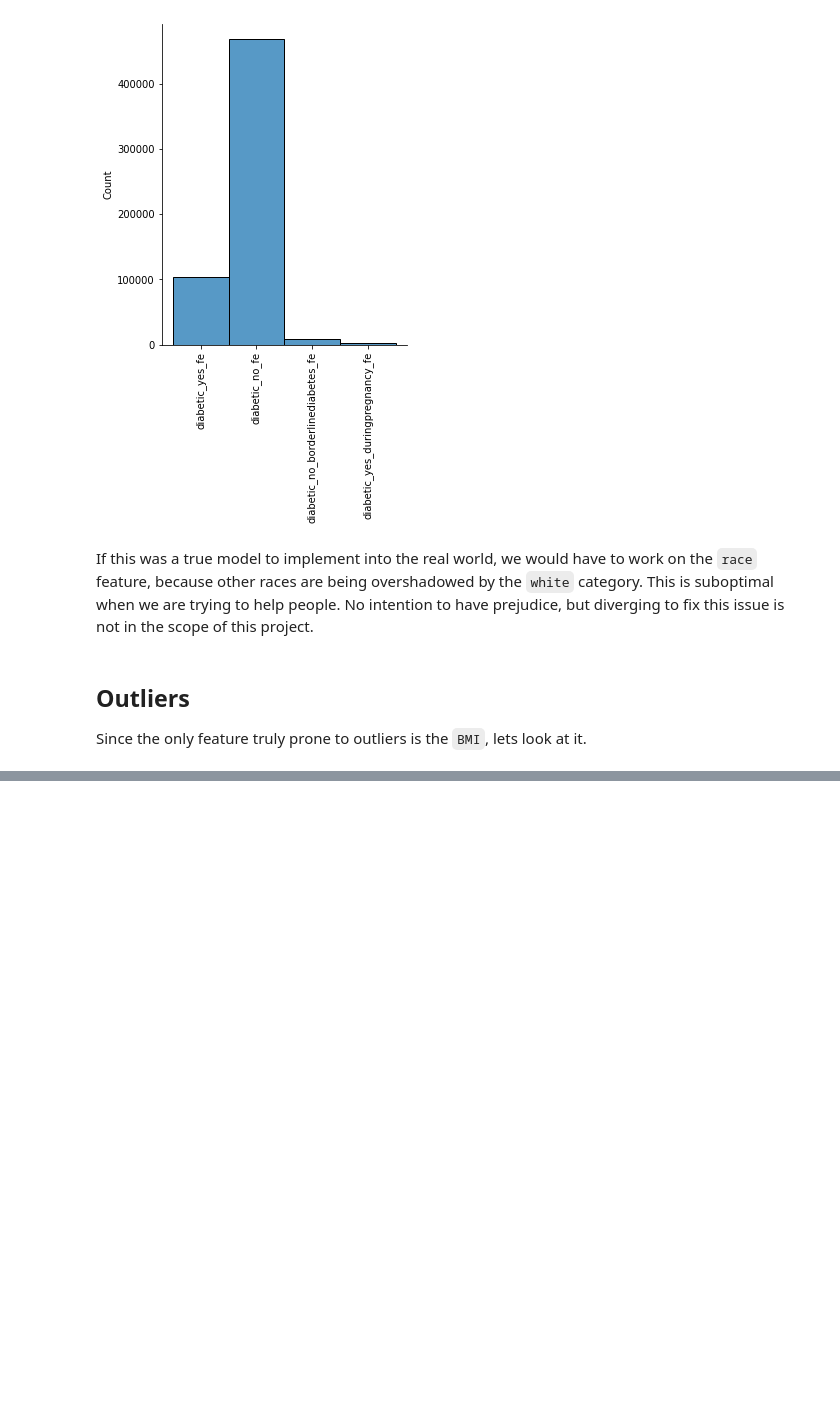
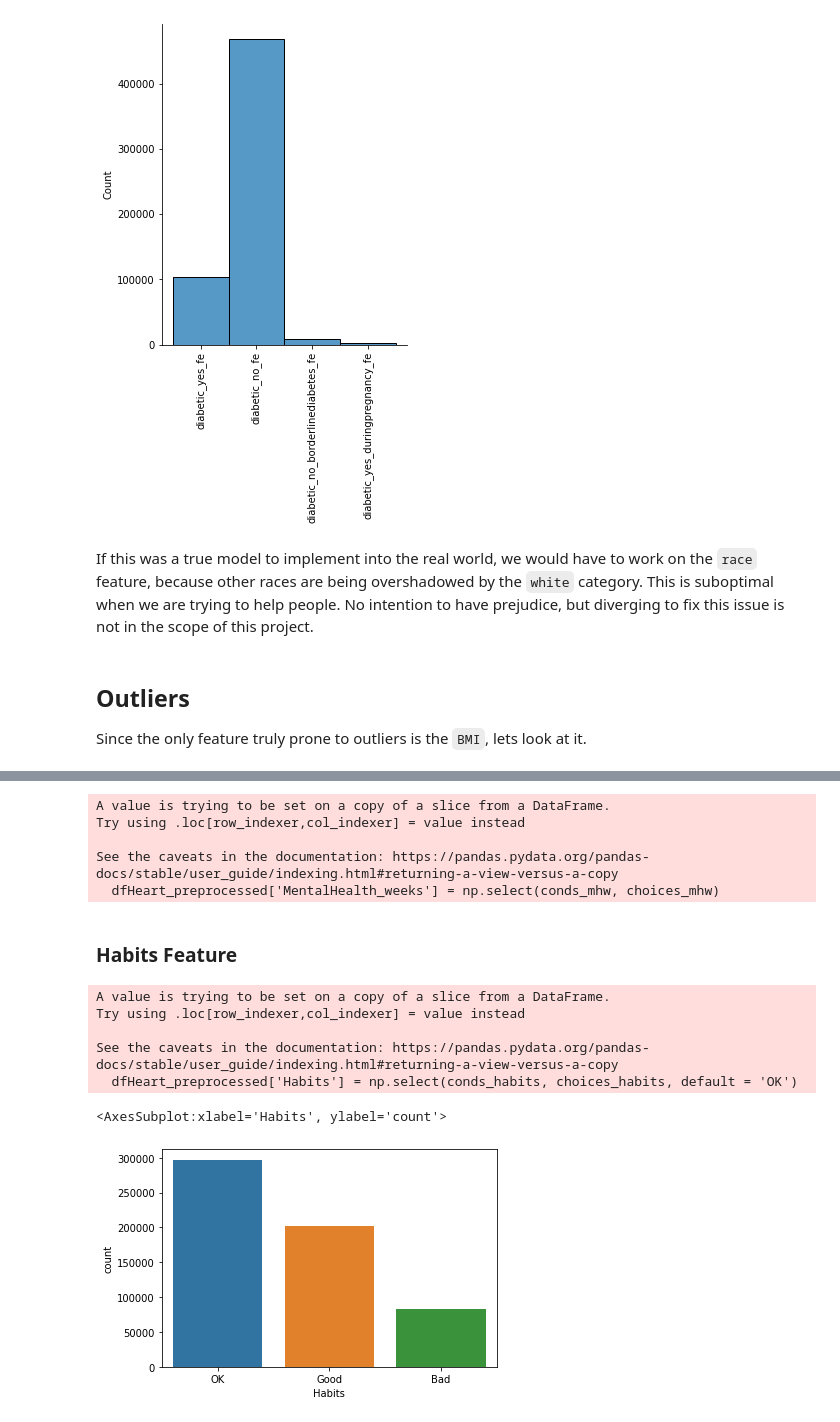
Before and after one commit to Portugapt/AAA-Explainability, a Jupyter notebook: source/2_preparation/2_heart_processing.ipynb, the cells around one changed output, grey strips where cells are left out. Drawn from its saved outputs; the diff is of its cells as text; code cells hidden in the pictures; blank space fills up the shorter version.

```diff
--- a/source/2_preparation/2_heart_processing.ipynb
+++ b/source/2_preparation/2_heart_processing.ipynb
@@ -282,0 +335,2 @@ Since the only feature truly prone to outliers is the `BMI`, lets look at it.
+# %%
+dfHeart_preprocessed['BMI_scaled'] = bmi_scaler_fit.transform(dfHeart_preprocessed['BMI'].values.reshape(-1, 1))
@@ -282,0 +371,57 @@ Since the only feature truly prone to outliers is the `BMI`, lets look at it.
+# %%
+logging.info(f'MENTAL HEALTH TO WEEKS')
+# Mental Health
+conds_mhw = [
+    dfHeart_preprocessed['MentalHealth'] == 0,
+    (dfHeart_preprocessed['MentalHealth'] > 0) & (dfHeart_preprocessed['MentalHealth'] <= 8), # 1 week
+    (dfHeart_preprocessed['MentalHealth'] > 8) & (dfHeart_preprocessed['MentalHealth'] <= 15), # 2 weeks
+    (dfHeart_preprocessed['MentalHealth'] > 15) & (dfHeart_preprocessed['MentalHealth'] <= 22), # 3 weeks
+    (dfHeart_preprocessed['MentalHealth'] > 22), # 4 weeks or more
+]
+
+choices_mhw = [
+    0,
+    1,
+    2,
+    3,
+    4,
+]
+
+dfHeart_preprocessed['MentalHealth_weeks'] = np.select(conds_mhw, choices_mhw)
+# %% [output]
+A value is trying to be set on a copy of a slice from a DataFrame.
+Try using .loc[row_indexer,col_indexer] = value instead
+
+See the caveats in the documentation: https://pandas.pydata.org/pandas-docs/stable/user_guide/indexing.html#returning-a-view-versus-a-copy
+  dfHeart_preprocessed['MentalHealth_weeks'] = np.select(conds_mhw, choices_mhw)
+# %% [markdown]
+### Habits Feature
+# %%
+logging.info(f'CREATE HABITS FEATURE')
+# Group Smoking, Alcohol Drinking and Physical Activity into a "Bad Habits" feature.
+conds_habits = [
+    (dfHeart_preprocessed['Smoking'] == True) & (dfHeart_preprocessed['AlcoholDrinking'] == True) & (dfHeart_preprocessed['PhysicalActivity'] == False),
+    (dfHeart_preprocessed['Smoking'] == False) & (dfHeart_preprocessed['AlcoholDrinking'] == False) & (dfHeart_preprocessed['PhysicalActivity'] == True),
+    (dfHeart_preprocessed['Smoking'] == True) & (dfHeart_preprocessed['PhysicalActivity'] == False),
+    (dfHeart_preprocessed['AlcoholDrinking'] == True) & (dfHeart_preprocessed['PhysicalActivity'] == False),
+]
+
+choices_habits = [
+    'Bad',
+    'Good',
+    'Bad',
+    'Bad',
+]
+
+dfHeart_preprocessed['Habits'] = np.select(conds_habits, choices_habits, default = 'OK')
+# %% [output]
+A value is trying to be set on a copy of a slice from a DataFrame.
+Try using .loc[row_indexer,col_indexer] = value instead
+
+See the caveats in the documentation: https://pandas.pydata.org/pandas-docs/stable/user_guide/indexing.html#returning-a-view-versus-a-copy
+  dfHeart_preprocessed['Habits'] = np.select(conds_habits, choices_habits, default = 'OK')
+# %%
+sns.countplot(x = dfHeart_preprocessed['Habits'])
+# %% [output]
+<AxesSubplot:xlabel='Habits', ylabel='count'>
+[figure, added]
```
Also changed, not shown: parts of 31 cells of this notebook, 4 other files.
